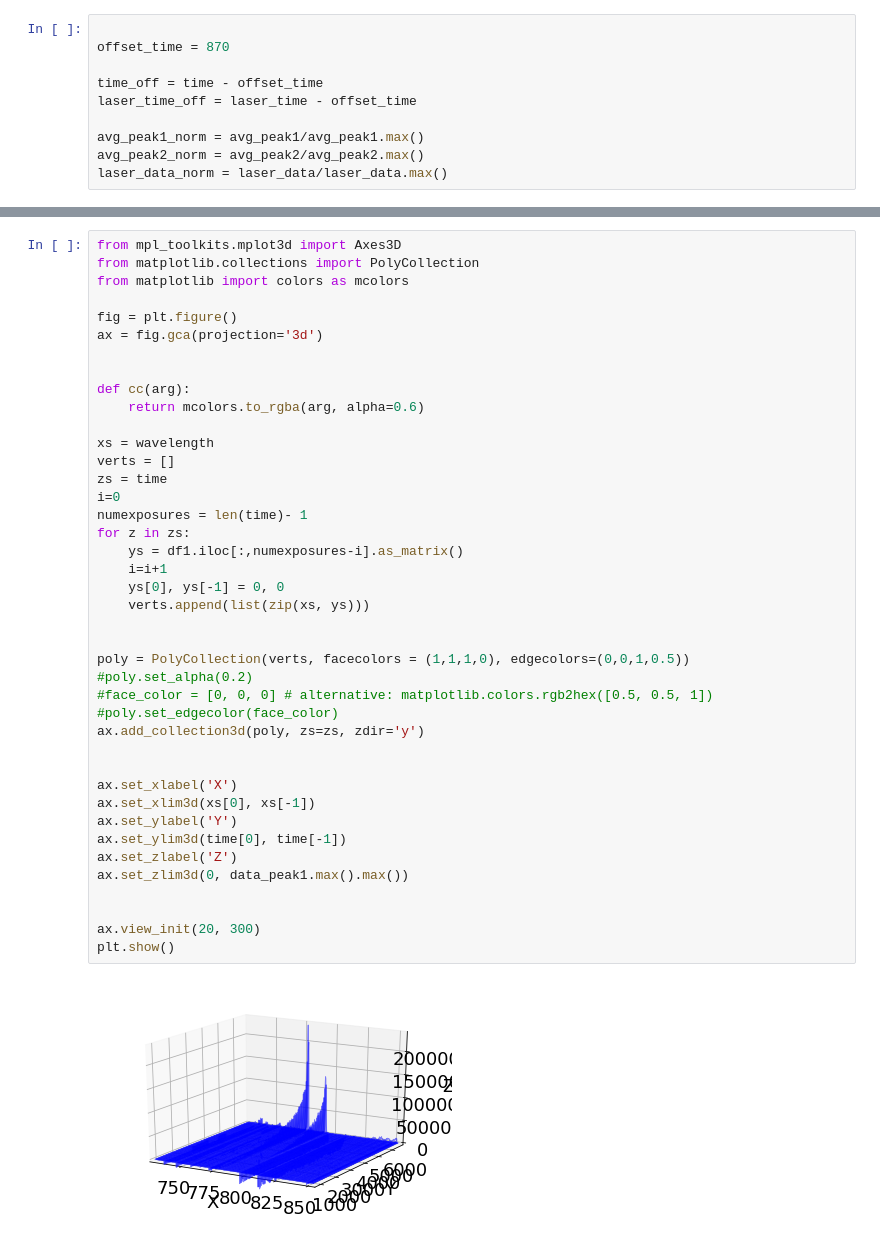
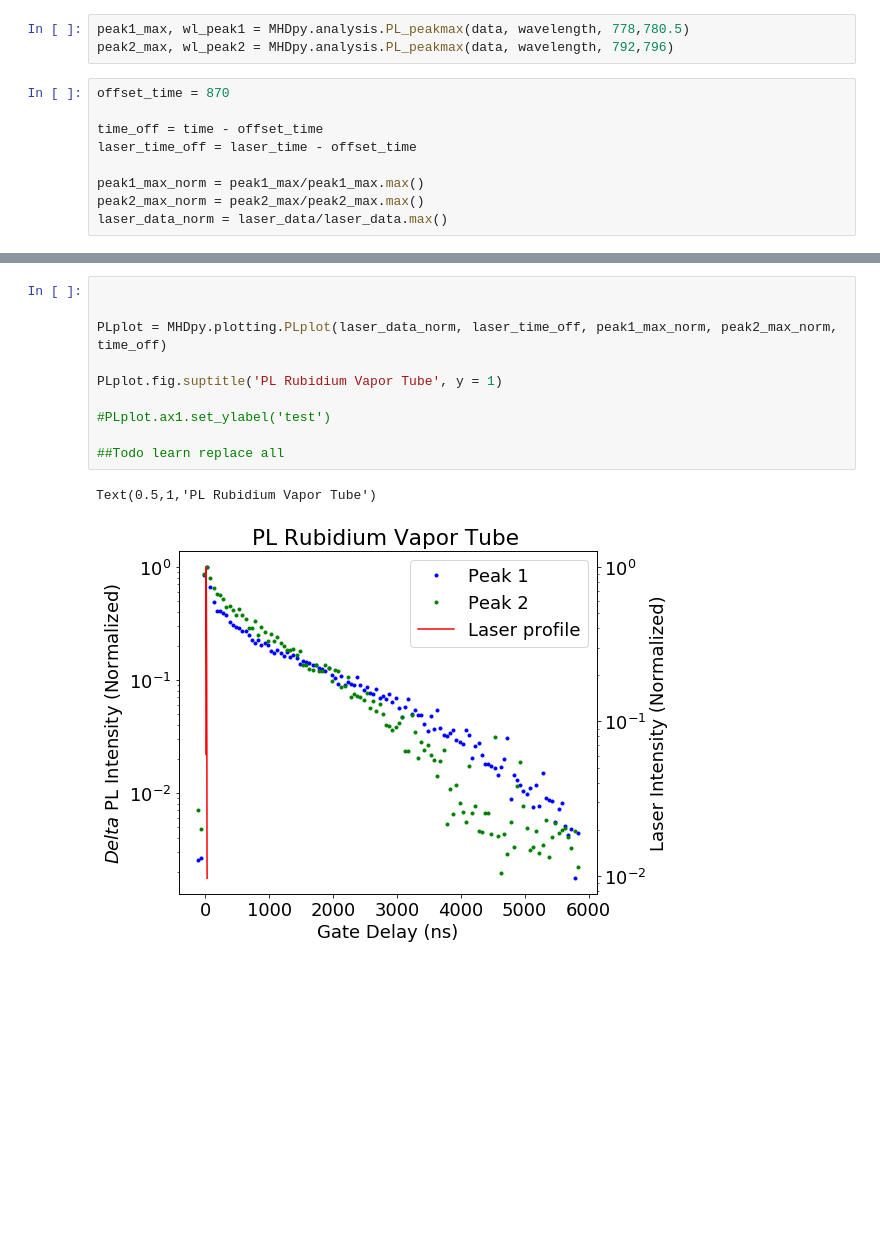
Before and after one commit to msb002/MHDlab, a Jupyter notebook: Python Analysis/Jupyter Notebooks/TRPL/Vaportubes.ipynb, the cells around one changed output, grey strips where cells are left out. Cells and saved outputs as stored; diff of their text form; blank space fills up the shorter version.

Commit message:
Update vapor tube notebook Make PL plot a class and update in both HVOF and Vaportube notebok Add waterfall to plotting

```diff
--- a/Python Analysis/Jupyter Notebooks/TRPL/Vaportubes.ipynb
+++ b/Python Analysis/Jupyter Notebooks/TRPL/Vaportubes.ipynb
@@ -90,10 +54,12 @@ for frame in data_peak2:
+# %%
+peak1_max, wl_peak1 = MHDpy.analysis.PL_peakmax(data, wavelength, 778,780.5)
+peak2_max, wl_peak2 = MHDpy.analysis.PL_peakmax(data, wavelength, 792,796)
 # %%
-
 offset_time = 870
 
 time_off = time - offset_time
 laser_time_off = laser_time - offset_time
 
-avg_peak1_norm = avg_peak1/avg_peak1.max()
-avg_peak2_norm = avg_peak2/avg_peak2.max()
+peak1_max_norm = peak1_max/peak1_max.max()
+peak2_max_norm = peak2_max/peak2_max.max()
 laser_data_norm = laser_data/laser_data.max()
@@ -215,43 +66,13 @@ print(time_off)
-# %%
-from mpl_toolkits.mplot3d import Axes3D
-from matplotlib.collections import PolyCollection
-from matplotlib import colors as mcolors
-
-fig = plt.figure()
-ax = fig.gca(projection='3d')
-
-
-def cc(arg):
-    return mcolors.to_rgba(arg, alpha=0.6)
-
-xs = wavelength
-verts = []
-zs = time
-i=0
-numexposures = len(time)- 1
-for z in zs:
-    ys = df1.iloc[:,numexposures-i].as_matrix()
-    i=i+1
-    ys[0], ys[-1] = 0, 0
-    verts.append(list(zip(xs, ys)))
-
-
-poly = PolyCollection(verts, facecolors = (1,1,1,0), edgecolors=(0,0,1,0.5))
-#poly.set_alpha(0.2)
-#face_color = [0, 0, 0] # alternative: matplotlib.colors.rgb2hex([0.5, 0.5, 1])
-#poly.set_edgecolor(face_color)
-ax.add_collection3d(poly, zs=zs, zdir='y')
-
-
-ax.set_xlabel('X')
-ax.set_xlim3d(xs[0], xs[-1])
-ax.set_ylabel('Y')
-ax.set_ylim3d(time[0], time[-1])
-ax.set_zlabel('Z')
-ax.set_zlim3d(0, data_peak1.max().max())
-
-
-ax.view_init(20, 300)
-plt.show()
-# %% [output]
-[figure, removed]
+# %%
+
+
+PLplot = MHDpy.plotting.PLplot(laser_data_norm, laser_time_off, peak1_max_norm, peak2_max_norm, time_off)
+
+PLplot.fig.suptitle('PL Rubidium Vapor Tube', y = 1)
+
+#PLplot.ax1.set_ylabel('test')
+
+##Todo learn replace all
+# %% [output]
+Text(0.5,1,'PL Rubidium Vapor Tube')
+[figure, added]
```
Also changed, not shown: parts of 15 cells of this notebook, 2 other files.
